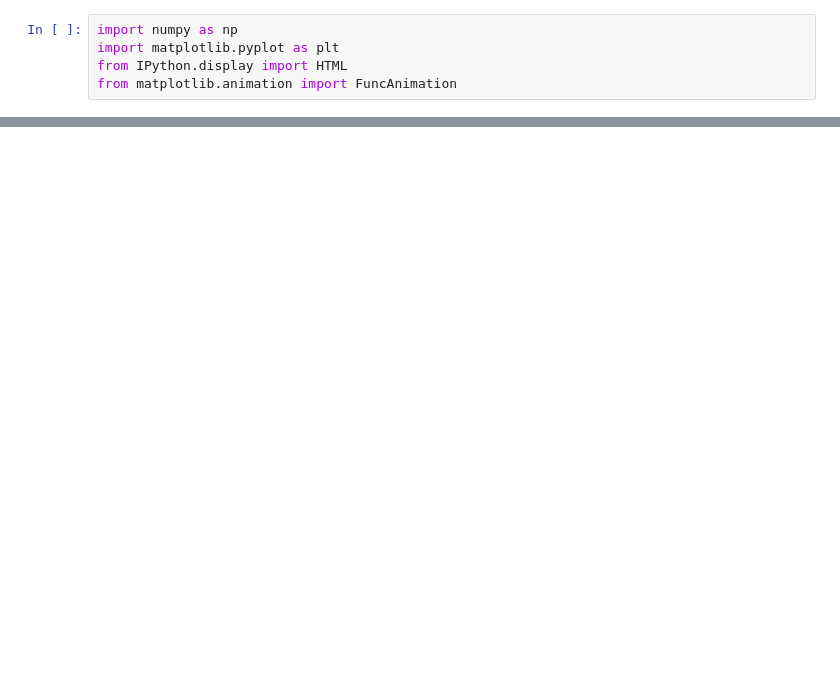
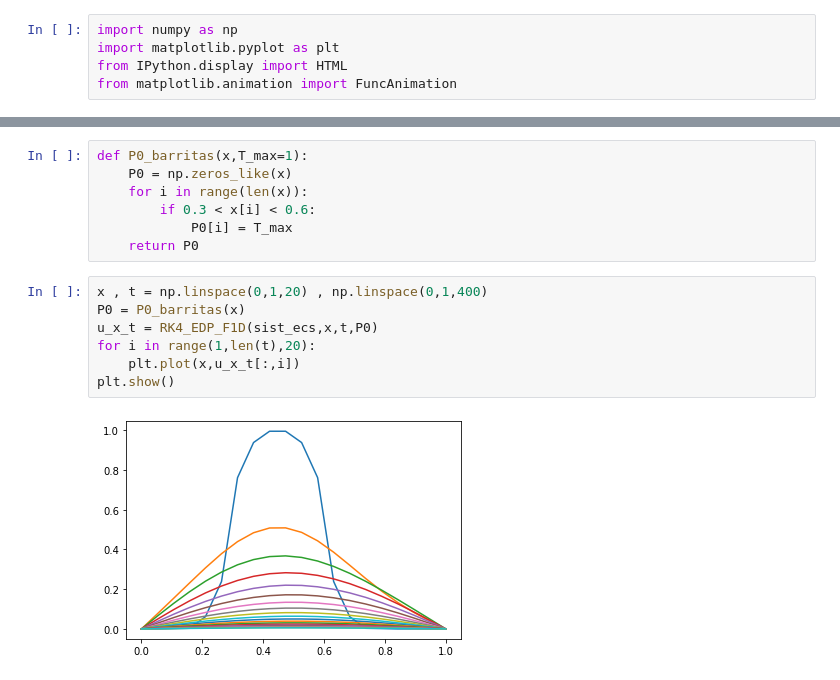
Before and after one commit to richmf/FisComp26-2, a Jupyter notebook: RK4 y Ec Fourier (Clase 23).ipynb, the cells around one changed output, grey strips where cells are left out. Drawn from its saved outputs; the diff is of its cells as text; blank space fills up the shorter version.

```diff
--- a/RK4 y Ec Fourier (Clase 23).ipynb
+++ b/RK4 y Ec Fourier (Clase 23).ipynb
@@ -47,0 +66,16 @@ for i in range(1,len(u)-1):
+# %%
+def P0_barritas(x,T_max=1):
+    P0 = np.zeros_like(x)
+    for i in range(len(x)):
+        if 0.3 < x[i] < 0.6:
+            P0[i] = T_max
+    return P0
+# %%
+x , t = np.linspace(0,1,20) , np.linspace(0,1,400)
+P0 = P0_barritas(x)
+u_x_t = RK4_EDP_F1D(sist_ecs,x,t,P0)
+for i in range(1,len(t),20):
+    plt.plot(x,u_x_t[:,i])
+plt.show()
+# %% [output]
+[figure, added]
```
Also changed, not shown: parts of 6 cells of this notebook, 2 other files.
